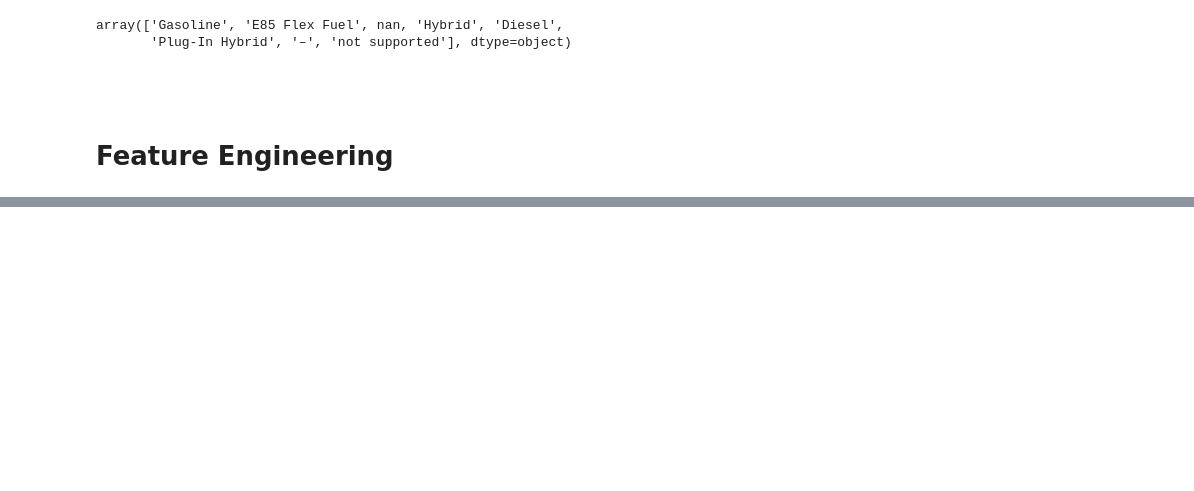
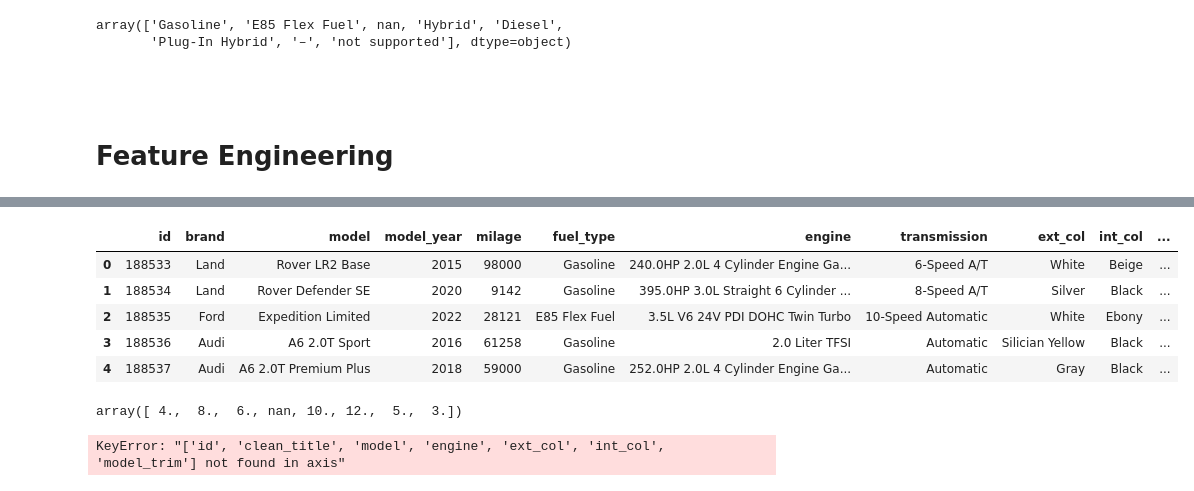
Before and after one commit to GhosTHaise/ml-car-price-regression, a Jupyter notebook: main.ipynb, the cells around one changed output, grey strips where cells are left out. Cells and saved outputs as stored; diff of their text form; code cells hidden in the pictures; blank space fills up the shorter version.

Commit message:
drop unused column

```diff
--- a/main.ipynb
+++ b/main.ipynb
@@ -284,0 +365,18 @@ df_test[['hp', 'engine_size', 'cylinders']] = df['engine'].apply(lambda x: pd.Se
+# %%
+df_test.head()
+# %% [output]
+|  | id | brand | model | model_year | milage | fuel_type | engine | transmission | ext_col | int_col | ... |
+| 0 | 188533 | Land | Rover LR2 Base | 2015 | 98000 | Gasoline | 240.0HP 2.0L 4 Cylinder Engine Ga... | 6-Speed A/T | White | Beige | ... |
+| 1 | 188534 | Land | Rover Defender SE | 2020 | 9142 | Gasoline | 395.0HP 3.0L Straight 6 Cylinder ... | 8-Speed A/T | Silver | Black | ... |
+| 2 | 188535 | Ford | Expedition Limited | 2022 | 28121 | E85 Flex Fuel | 3.5L V6 24V PDI DOHC Twin Turbo | 10-Speed Automatic | White | Ebony | ... |
+| 3 | 188536 | Audi | A6 2.0T Sport | 2016 | 61258 | Gasoline | 2.0 Liter TFSI | Automatic | Silician Yellow | Black | ... |
+| 4 | 188537 | Audi | A6 2.0T Premium Plus | 2018 | 59000 | Gasoline | 252.0HP 2.0L 4 Cylinder Engine Ga... | Automatic | Gray | Black | ... |
+# %%
+df['cylinders'].unique()
+# %% [output]
+array([ 4.,  8.,  6., nan, 10., 12.,  5.,  3.])
+# %%
+df_final = df.drop(['id', 'clean_title', 'model', 'engine', 'ext_col', 'int_col', 'model_trim'], axis=1)
+df_test = df_test.drop(['id', 'clean_title', 'model', 'engine', 'ext_col', 'int_col', 'model_trim'], axis=1)
+# %% [output]
+KeyError: "['id', 'clean_title', 'model', 'engine', 'ext_col', 'int_col', 'model_trim'] not found in axis"
```
Also changed, not shown: parts of 6 cells of this notebook.
